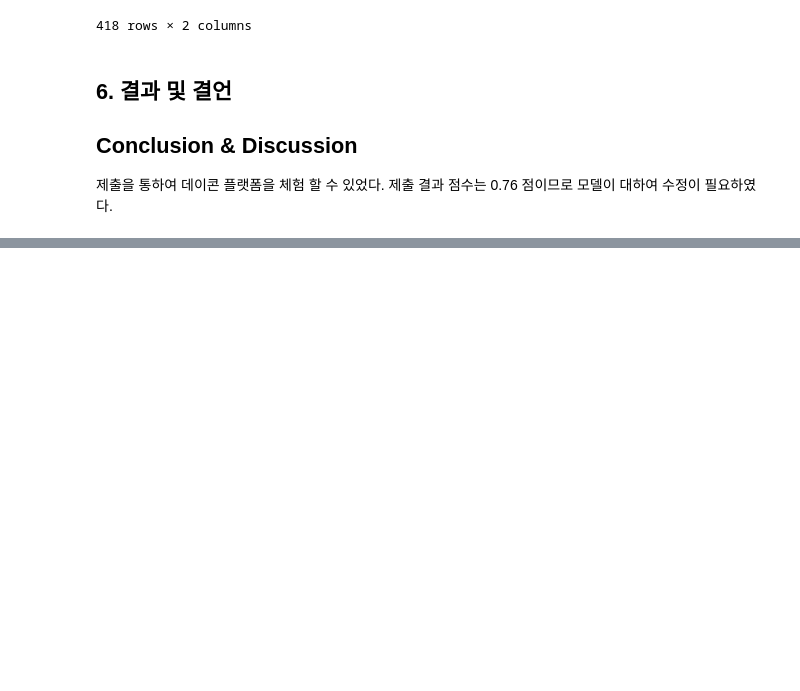
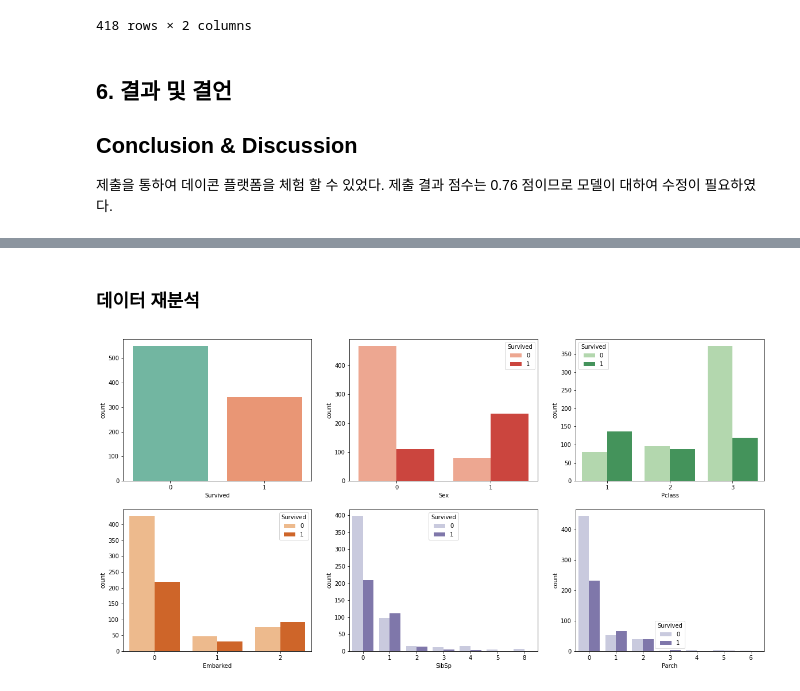
Before and after one commit to SundayDeepLearning/SundayDeepLearning, a Jupyter notebook: MC_Titanic/src/titanic.ipynb, the cells around one changed output, grey strips where cells are left out. Saved outputs shown, nothing was run; the diff lists cells and outputs as text; code cells hidden in the pictures; blank space fills up the shorter version.

```diff
--- a/MC_Titanic/src/titanic.ipynb
+++ b/MC_Titanic/src/titanic.ipynb
@@ -503,0 +515,3 @@ submission.to_csv('Decision_tree_pred.csv', index=False)
+# %%
+train['Age'] = train['Age'].fillna(value = train['Age'].mean())
+test['Age'] = test['Age'].fillna(value = train['Age'].mean())
@@ -503,0 +617,2 @@ submission.to_csv('Decision_tree_pred.csv', index=False)
+# %%
+train['Embarked'] = train['Embarked'].map({'S':0, 'Q':1, 'C':2})
@@ -503,0 +731,15 @@ submission.to_csv('Decision_tree_pred.csv', index=False)
+# %% [markdown]
+### 데이터 재분석
+# %%
+from matplotlib import pyplot as plt
+import seaborn as sns
+
+fig, ax = plt.subplots(2,3,figsize=(20,10))
+sns.countplot(train.Survived, palette="Set2", ax=ax[0,0])
+sns.countplot(train.Sex, hue=train.Survived, ax=ax[0,1], palette="Reds")
+sns.countplot(train.Pclass, hue=train.Survived, ax=ax[0,2], palette="Greens")
+sns.countplot(train.Embarked, hue=train.Survived, ax=ax[1,0], palette="Oranges")
+sns.countplot(train.SibSp, hue=train.Survived, ax=ax[1,1], palette="Purples")
+sns.countplot(train.Parch, hue=train.Survived, ax=ax[1,2], palette="Purples");
+# %% [output]
+[figure, added]
```
Also changed, not shown: parts of 23 cells of this notebook.
